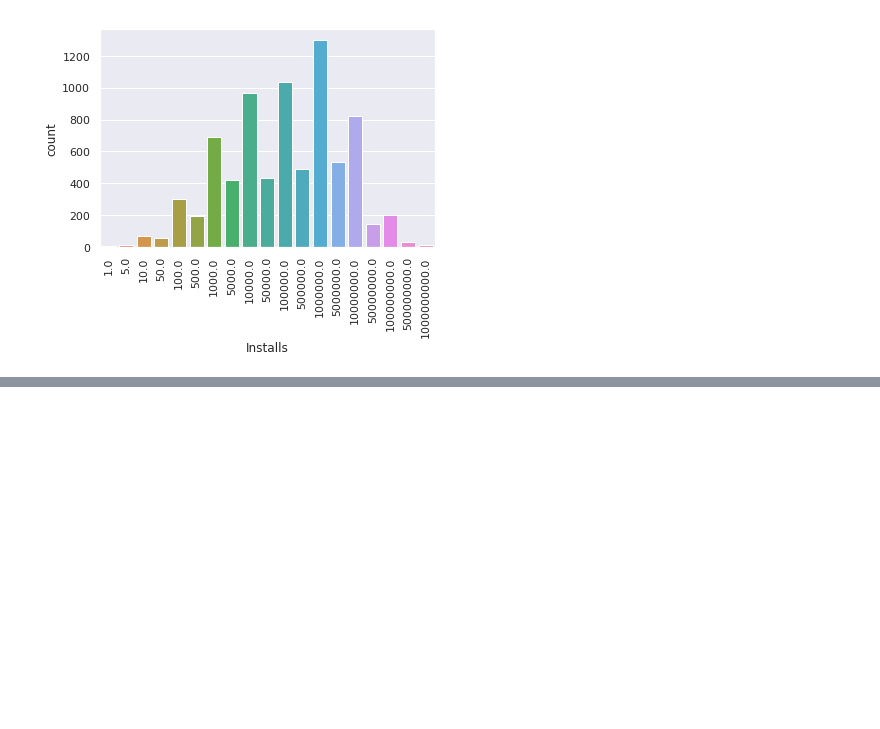
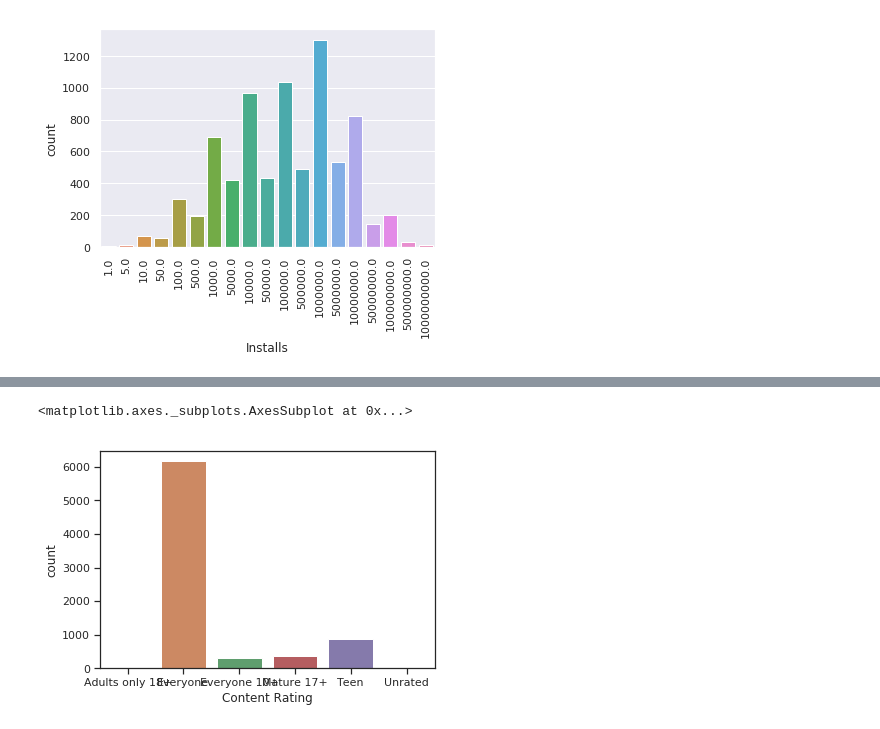
Before and after one commit to Pinak17/medium, a Jupyter notebook: googlePlayStore/code/PlayStoreAnalysis.ipynb, the cells around one changed output, grey strips where cells are left out. Saved outputs shown, nothing was run; the diff lists cells and outputs as text; code cells hidden in the pictures; blank space fills up the shorter version.

```diff
--- a/googlePlayStore/code/PlayStoreAnalysis.ipynb
+++ b/googlePlayStore/code/PlayStoreAnalysis.ipynb
@@ -173 +179,6 @@ g.set_xticklabels(g.get_xticklabels(), rotation=90)
+# %%
+sns.countplot(df_raw['Content Rating'])
+# %% [output]
+<matplotlib.axes._subplots.AxesSubplot at 0x...>
+[figure, added]
 # %%
```
Also changed, not shown: parts of 7 cells of this notebook.
